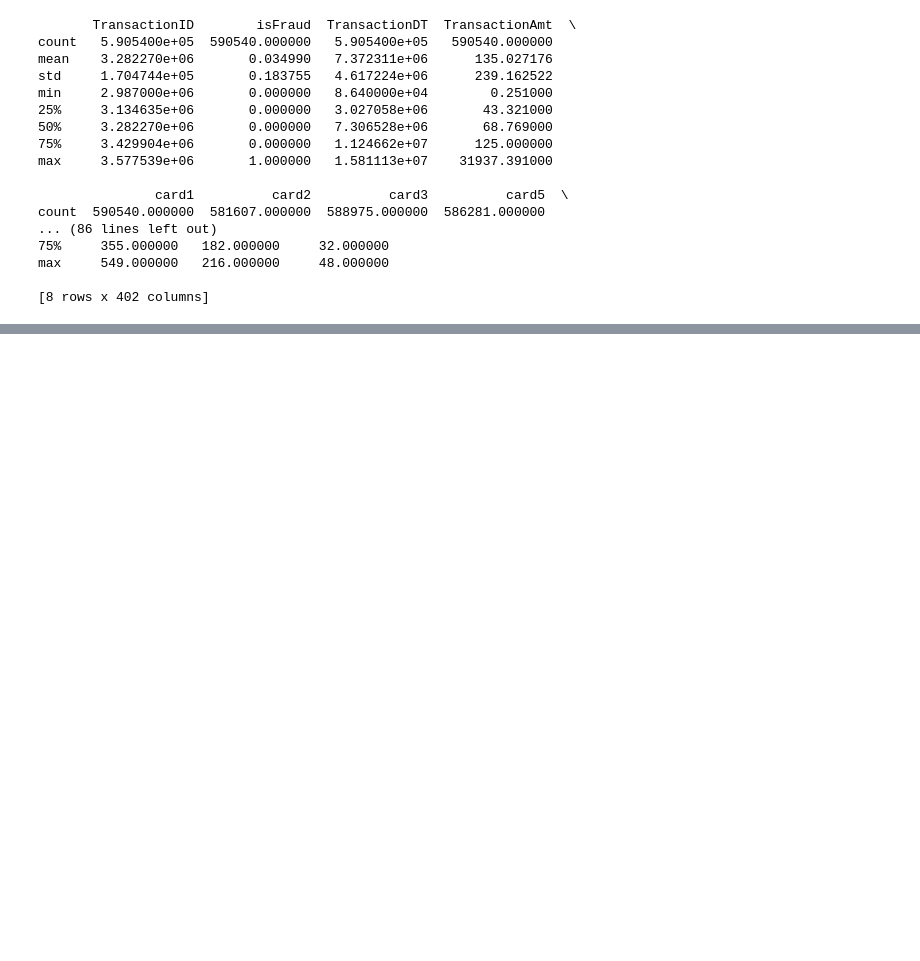
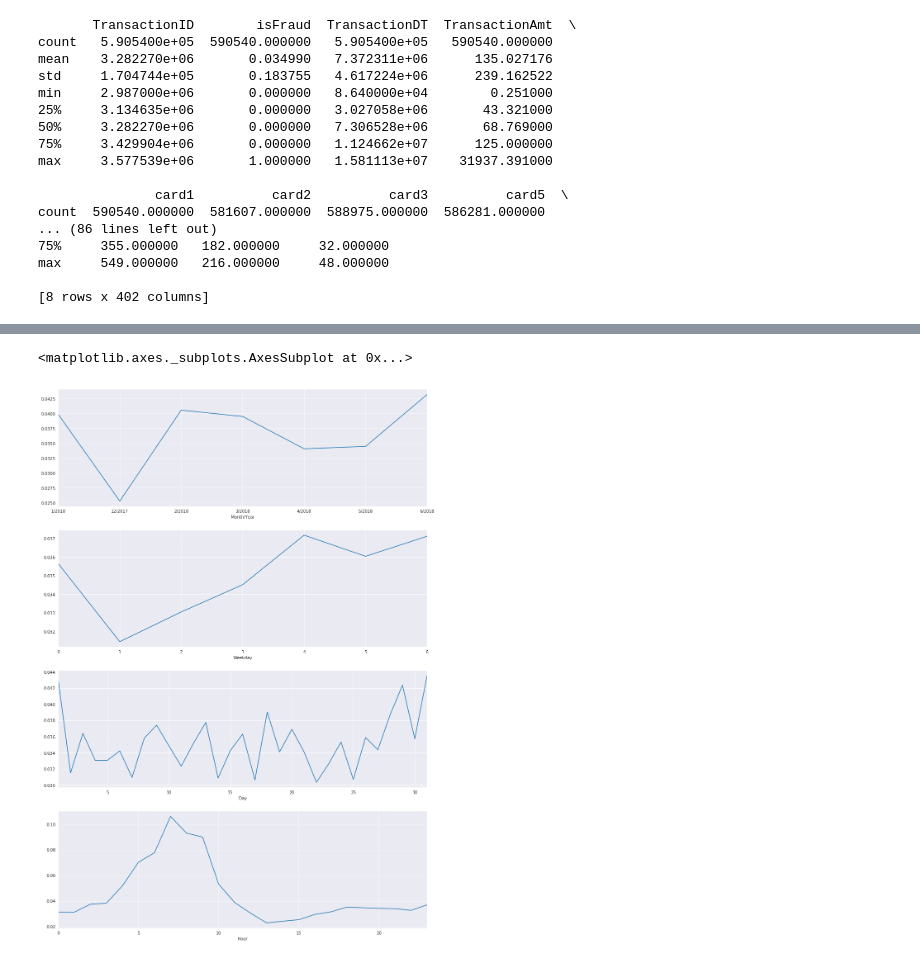
Before and after one commit to aitabuzaid/detect-fraud, a Jupyter notebook: ieee-cis.ipynb, the cells around one changed output, grey strips where cells are left out. Drawn from its saved outputs; the diff is of its cells as text; code cells hidden in the pictures; blank space fills up the shorter version.

```diff
--- a/ieee-cis.ipynb
+++ b/ieee-cis.ipynb
@@ -93,0 +110,18 @@ train.groupby('TransactionDay')['isFraud'].mean().plot.line(ax=ax[1])
+# %%
+# Assuming Dec 2017 as the start date for the data
+startdate = datetime.datetime.strptime('2017-12-01', '%Y-%m-%d')
+train['Date'] = train['TransactionDT'].apply(lambda x: startdate+datetime.timedelta(seconds=x))
+train['Month/Year'] = train['Date'].dt.month.astype(str)+'/'+train['Date'].dt.year.astype(str)
+train['Weekday'] = train['Date'].dt.dayofweek
+train['Hour'] = train['Date'].dt.hour
+train['Day'] = train['Date'].dt.day
+# %%
+fig, ax = plt.subplots(4, 1, figsize = (16,24))
+#train.groupby('Date')['isFraud'].mean().plot.line(ax = ax[0])
+train.groupby('Month/Year')['isFraud'].mean().plot.line(ax = ax[0])
+train.groupby('Weekday')['isFraud'].mean().plot.line(ax = ax[1])
+train.groupby('Day')['isFraud'].mean().plot.line(ax = ax[2])
+train.groupby('Hour')['isFraud'].mean().plot.line(ax = ax[3])
+# %% [output]
+<matplotlib.axes._subplots.AxesSubplot at 0x...>
+[figure, added]
```
Also changed, not shown: parts of 6 cells of this notebook.
